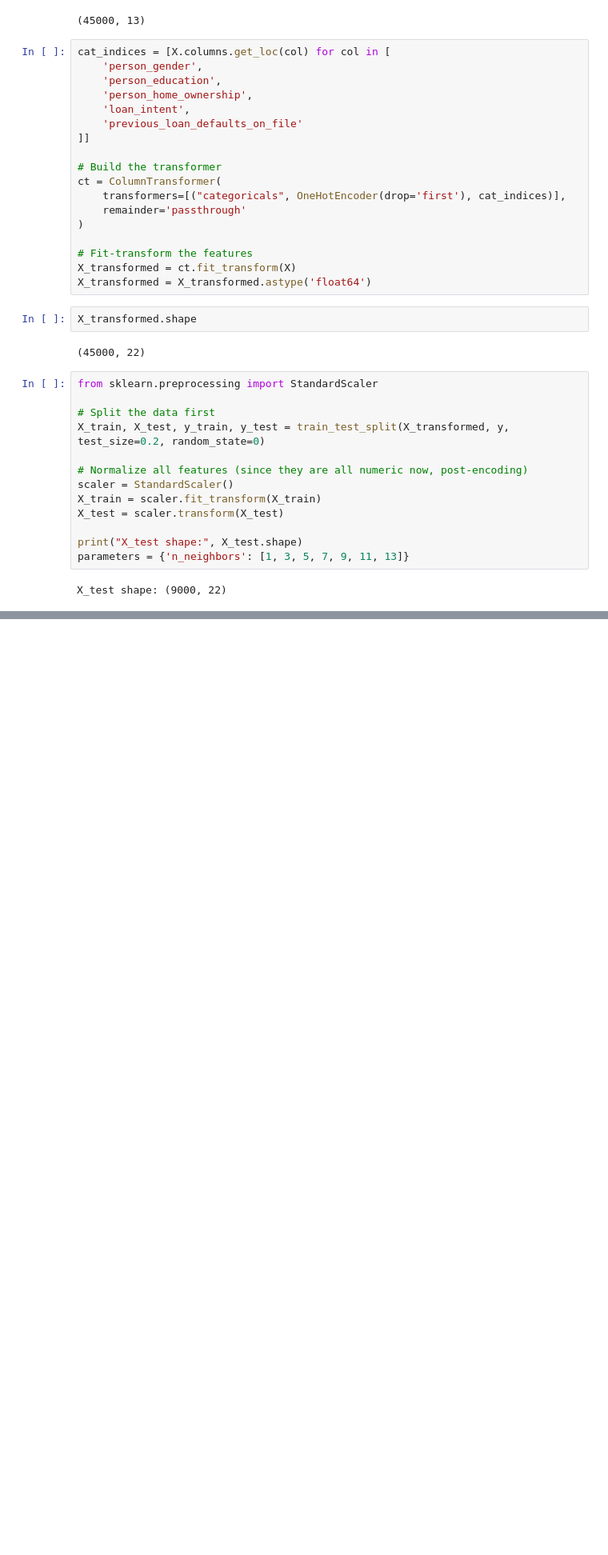
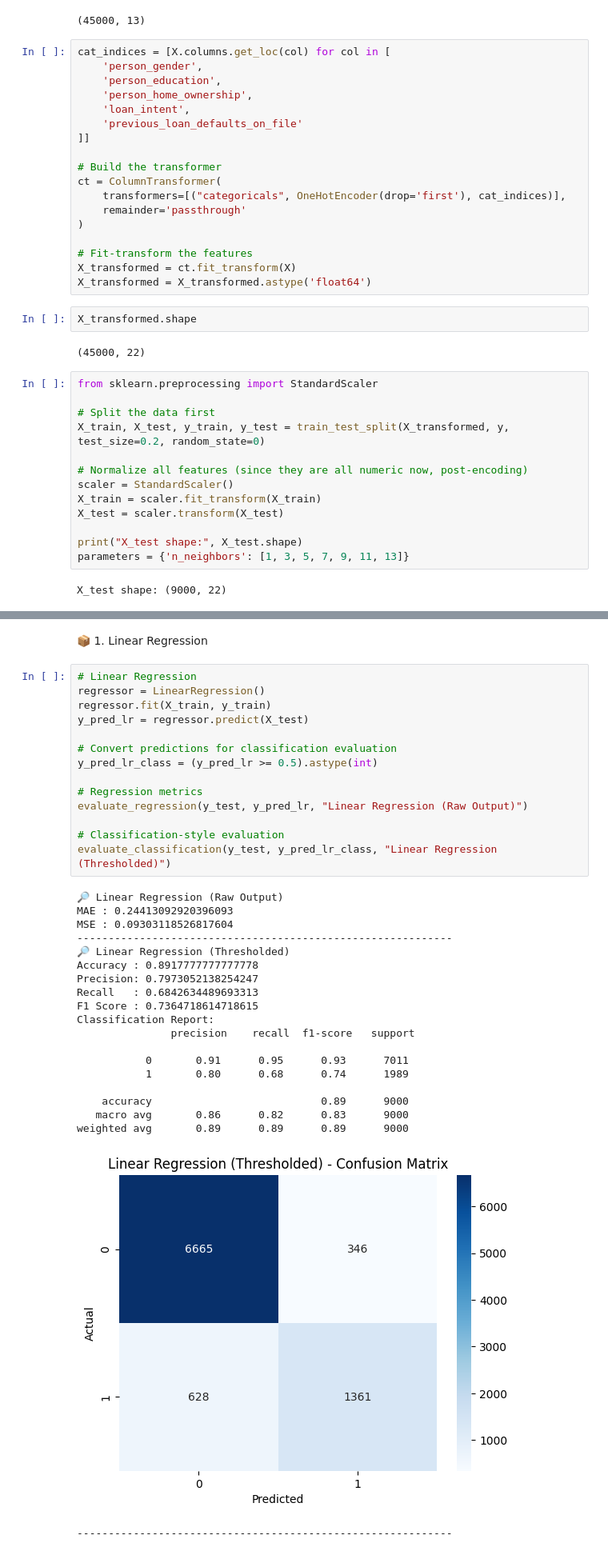
Before and after one commit to melek002/LoanPrediction, a Jupyter notebook: newloan.ipynb, the cells around one changed output, grey strips where cells are left out. Shown at 80% size. Saved outputs shown, nothing was run; the diff lists cells and outputs as text; blank space fills up the shorter version.

```diff
--- a/newloan.ipynb
+++ b/newloan.ipynb
@@ -308,0 +270,37 @@ Confusion Matrix:
+# %% [markdown]
+📦 1. Linear Regression
+# %%
+# Linear Regression
+regressor = LinearRegression()
+regressor.fit(X_train, y_train)
+y_pred_lr = regressor.predict(X_test)
+
+# Convert predictions for classification evaluation
+y_pred_lr_class = (y_pred_lr >= 0.5).astype(int)
+
+# Regression metrics
+evaluate_regression(y_test, y_pred_lr, "Linear Regression (Raw Output)")
+
+# Classification-style evaluation
+evaluate_classification(y_test, y_pred_lr_class, "Linear Regression (Thresholded)")
+# %% [output]
+🔎 Linear Regression (Raw Output)
+MAE : 0.24413092920396093
+MSE : 0.09303118526817604
+------------------------------------------------------------
+🔎 Linear Regression (Thresholded)
+Accuracy : 0.8917777777777778
+Precision: 0.7973052138254247
+Recall   : 0.6842634489693313
+F1 Score : 0.7364718614718615
+Classification Report:
+               precision    recall  f1-score   support
+
+           0       0.91      0.95      0.93      7011
+           1       0.80      0.68      0.74      1989
+
+    accuracy                           0.89      9000
+   macro avg       0.86      0.82      0.83      9000
+weighted avg       0.89      0.89      0.89      9000
+[figure, added]
+------------------------------------------------------------
```
Also changed, not shown: parts of 13 cells of this notebook, 8 other files.
